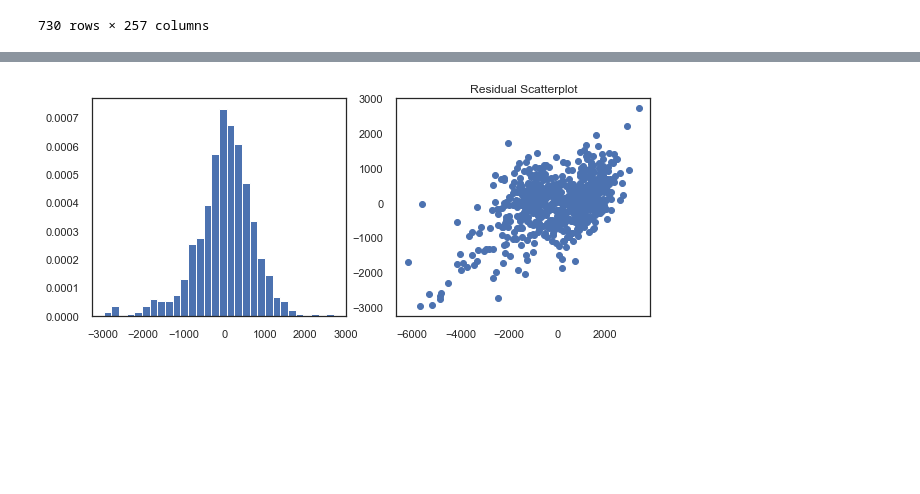
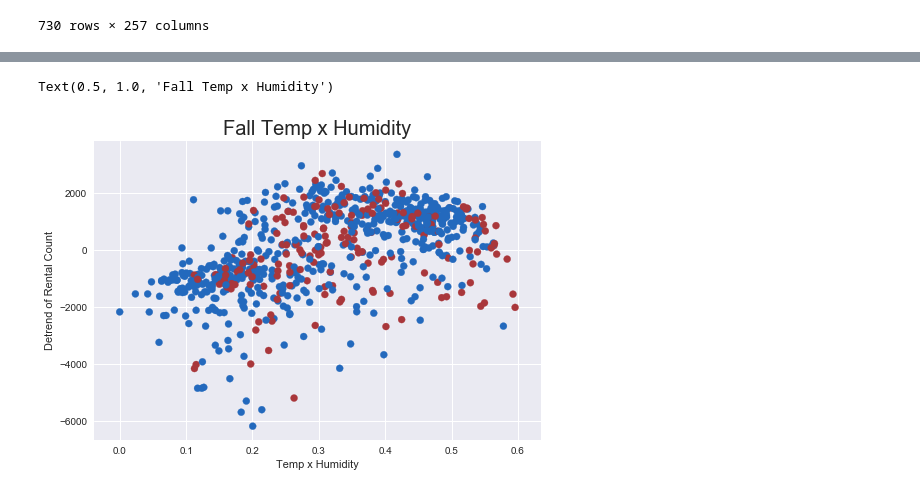
Before and after one commit to pauly51994/Bike_predictor, a Jupyter notebook: Bike-Sharing-Dataset/TEST.ipynb, the cells around one changed output, grey strips where cells are left out. Drawn from its saved outputs; the diff is of its cells as text; code cells hidden in the pictures; blank space fills up the shorter version.

Commit message:
chose one interaction var and graphed

```diff
--- a/Bike-Sharing-Dataset/TEST.ipynb
+++ b/Bike-Sharing-Dataset/TEST.ipynb
@@ -329,6 +327,13 @@ strong multicollinearity problems or that the design matrix is singular.
+# %%
+plt.style.use('seaborn')
+plt.scatter(final_df['temp_hum'],final_df['detrend'], c=final_df['fall'], cmap='vlag')
+plt.xlabel('Temp x Humidity')
+plt.ylabel('Detrend of Rental Count')
+plt.title('Fall Temp x Humidity',fontdict={'fontsize': 20})
+# %% [output]
+Text(0.5, 1.0, 'Fall Temp x Humidity')
+[figure, added]
 # %%
 corrtest = final_df[list(pd.DataFrame(final_model[0].pvalues).transpose().columns)[1:]]
 # %%
-checkresiduals(final_df, 'detrend', final_model[0])
+checkresiduals(df, 'detrend', final_model[0])
-# %% [output]
-[figure, removed]
```
Also changed, not shown: parts of 16 cells of this notebook.
